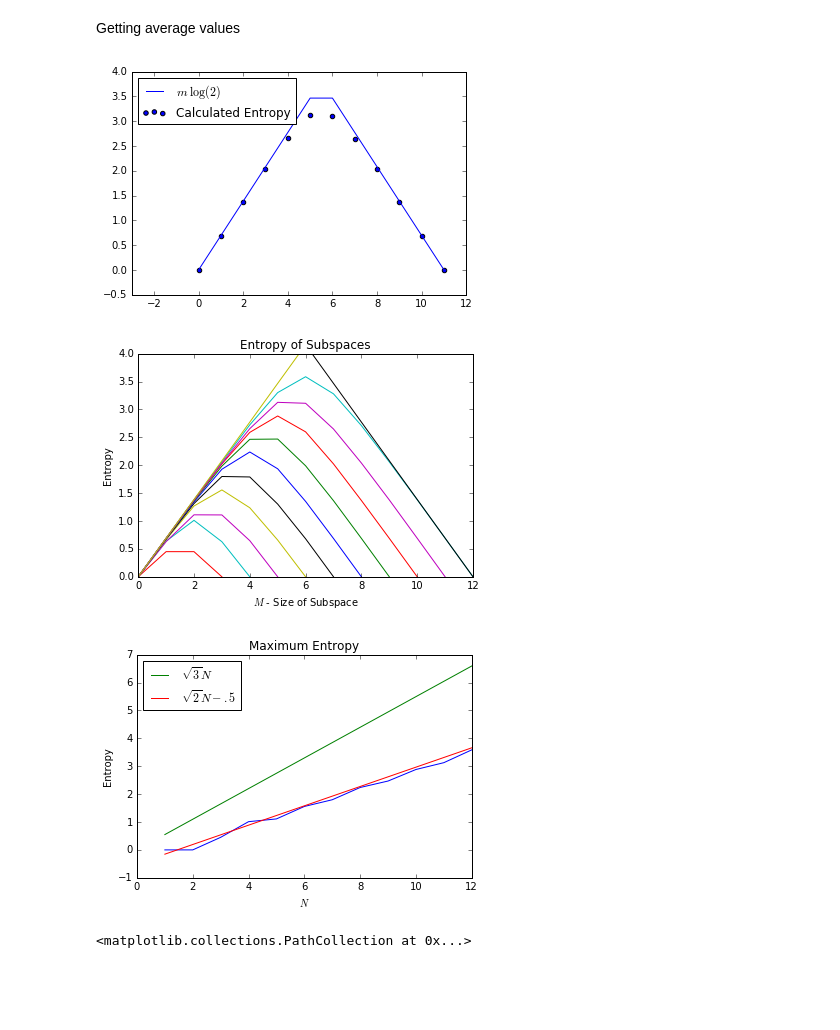
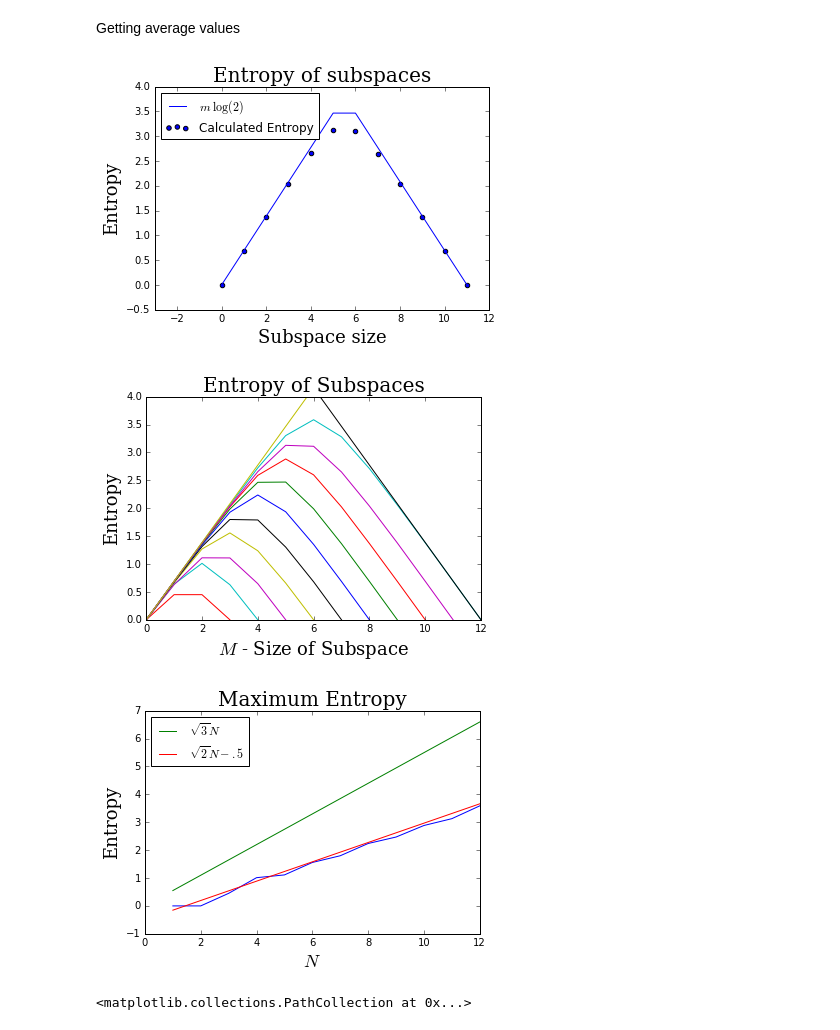
Before and after one commit to cnstahl/JP2, a Jupyter notebook: python/Ground State Entropy.ipynb, the cells around one changed output. Saved outputs shown, nothing was run; the diff lists cells and outputs as text; code cells hidden in the pictures; blank space fills up the shorter version.

```diff
--- a/python/Ground State Entropy.ipynb
+++ b/python/Ground State Entropy.ipynb
@@ -130,17 +130,20 @@ np.savetxt("../data/N0%savg_entropy.txt" % N, np.transpose(entropy/I))
 # %%
 actual = np.transpose(np.loadtxt("../data/N11entropy.txt"))
 l = len(actual)
 predic = np.zeros(l)
 for i in range(int(l/2)):
     predic[i] = np.log(2)*i
     predic[l-1-i] = np.log(2)*i
 plt.plot(range(l), predic, label=r"$m\;\log(2)$")
 plt.scatter(range(l), actual, label="Calculated Entropy")
+plt.ylabel('Entropy', fontsize=18, family='serif')
+plt.xlabel('Subspace size', fontsize=18, family='serif')
+plt.title('Entropy of subspaces', fontsize=20, family='serif')
 plt.xlim(-3,12)
 plt.legend(loc=2)
 plt.savefig('../data/N11pred_ent.pdf')
 # %% [output]
-[figure, old version]
+[figure, new version]
 # %%
 plt.figure()
 for N in [1,2,3,4,5,6,7,8,9,10,12]:
@@ -152,13 +155,13 @@ plt.plot(np.arange(12), np.transpose(np.loadtxt("../data/N11entropy.txt")))
 plt.plot(np.arange(7), np.log(2)*np.arange(7))
 plt.plot(np.arange(7)+6, np.log(2)*(6-np.arange(7)))
 plt.ylim(0,4)
-plt.title("Entropy of Subspaces")
-plt.xlabel("$M$ - Size of Subspace")
-plt.ylabel("Entropy")
+plt.title("Entropy of Subspaces", fontsize=20, family='serif')
+plt.xlabel("$M$ - Size of Subspace", fontsize=18, family='serif')
+plt.ylabel("Entropy", fontsize=18, family='serif')
 plt.savefig("../data/allentropy.pdf")
 plt.show()
 # %% [output]
-[figure, old version]
+[figure, new version]
 # %%
 plt.figure()
 maxentropies = np.zeros(12)
@@ -172,14 +175,14 @@ maxentropies[11-1] =  np.max(np.loadtxt("../data/N11entropy.txt"))
 plt.plot(idxs, maxentropies)
 plt.plot(idxs, np.log(np.sqrt(3))*idxs, label="$\sqrt{3}N$")
 plt.plot(idxs, np.log(np.sqrt(2))*idxs - .5, label="$\sqrt{2}N-.5$")
-plt.title("Maximum Entropy")
-plt.xlabel("$N$")
-plt.ylabel("Entropy")
+plt.title("Maximum Entropy", fontsize=20, family='serif')
+plt.xlabel("$N$", fontsize=18, family='serif')
+plt.ylabel("Entropy", fontsize=18, family='serif')
 plt.legend(loc=2)
 plt.savefig("../data/maxentropy.pdf")
 plt.show()
 # %% [output]
-[figure, old version]
+[figure, new version]
 # %%
 rho = manipulate.density_mat(v[ngs+10])
 entropies = np.zeros(11)
```
Also changed, not shown: 20 other files.
